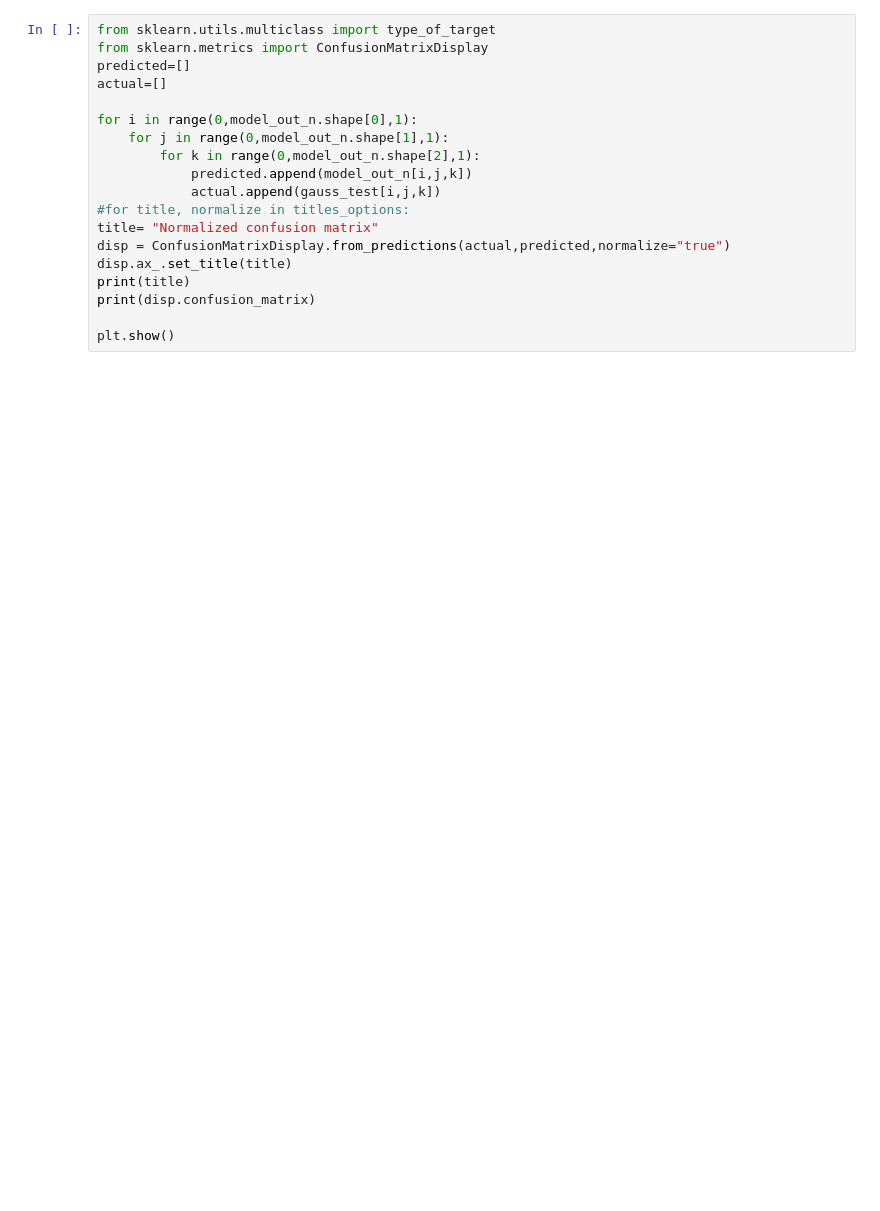
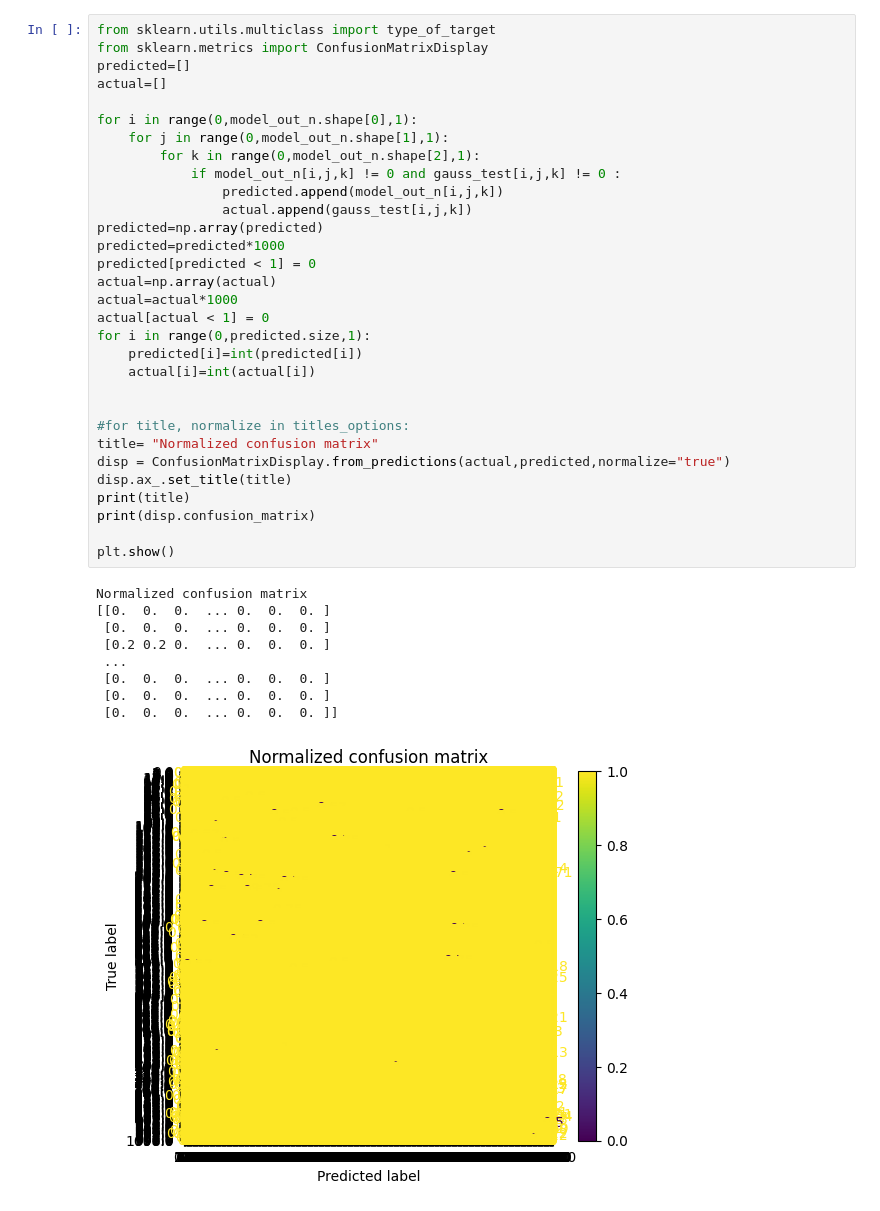
Before and after one commit to LEB-EPFL/deep-events, a Jupyter notebook: evaluation_new.ipynb, the cells around one changed output. Drawn from its saved outputs; the diff is of its cells as text; blank space fills up the shorter version.

Commit message:
confusion matrix

```diff
--- a/evaluation_new.ipynb
+++ b/evaluation_new.ipynb
@@ -18,19 +23,41 @@ model_out_n= normalization_fun(model_out,0.1)
 # %%
 from sklearn.utils.multiclass import type_of_target
 from sklearn.metrics import ConfusionMatrixDisplay
 predicted=[]
 actual=[]
 
 for i in range(0,model_out_n.shape[0],1):
     for j in range(0,model_out_n.shape[1],1):
         for k in range(0,model_out_n.shape[2],1):
-            predicted.append(model_out_n[i,j,k])
-            actual.append(gauss_test[i,j,k])
+            if model_out_n[i,j,k] != 0 and gauss_test[i,j,k] != 0 :
+                predicted.append(model_out_n[i,j,k])
+                actual.append(gauss_test[i,j,k])
+predicted=np.array(predicted)
+predicted=predicted*1000
+predicted[predicted < 1] = 0
+actual=np.array(actual)
+actual=actual*1000
+actual[actual < 1] = 0
+for i in range(0,predicted.size,1):
+    predicted[i]=int(predicted[i])
+    actual[i]=int(actual[i])
+
+
 #for title, normalize in titles_options:
 title= "Normalized confusion matrix"
 disp = ConfusionMatrixDisplay.from_predictions(actual,predicted,normalize="true")
 disp.ax_.set_title(title)
 print(title)
 print(disp.confusion_matrix)
 
 plt.show()
+# %% [output]
+Normalized confusion matrix
+[[0.  0.  0.  ... 0.  0.  0. ]
+ [0.  0.  0.  ... 0.  0.  0. ]
+ [0.2 0.2 0.  ... 0.  0.  0. ]
+ ...
+ [0.  0.  0.  ... 0.  0.  0. ]
+ [0.  0.  0.  ... 0.  0.  0. ]
+ [0.  0.  0.  ... 0.  0.  0. ]]
+[figure, added]
```
Also changed, not shown: parts of 1 cell of this notebook.
